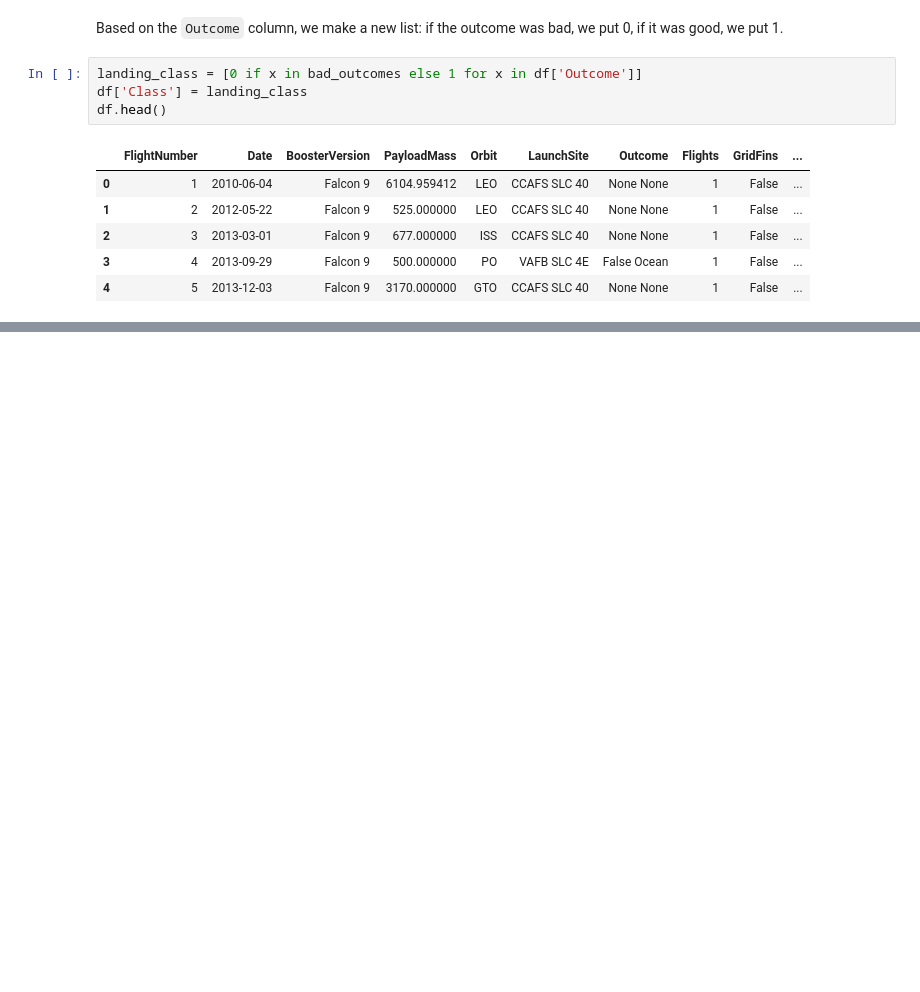
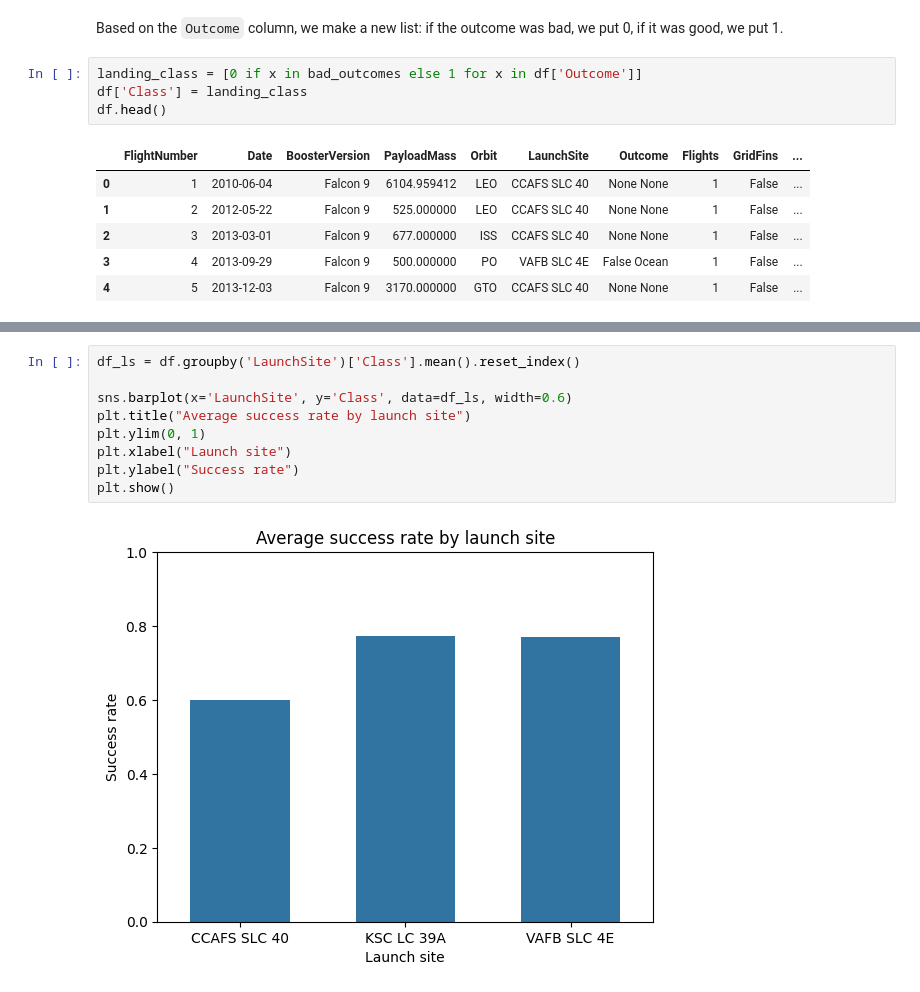
Before and after one commit to msulkowski2/SpaceX-Falcon9-IBM-DS, a Jupyter notebook: SpaceX-Falcon9-IBM-DS.ipynb, the cells around one changed output, grey strips where cells are left out. Saved outputs shown, nothing was run; the diff lists cells and outputs as text; blank space fills up the shorter version.

```diff
--- a/SpaceX-Falcon9-IBM-DS.ipynb
+++ b/SpaceX-Falcon9-IBM-DS.ipynb
@@ -259,0 +329,11 @@ df.head()
+# %%
+df_ls = df.groupby('LaunchSite')['Class'].mean().reset_index()
+
+sns.barplot(x='LaunchSite', y='Class', data=df_ls, width=0.6)
+plt.title("Average success rate by launch site")
+plt.ylim(0, 1)
+plt.xlabel("Launch site")
+plt.ylabel("Success rate")
+plt.show()
+# %% [output]
+[figure, added]
```
Also changed, not shown: parts of 50 cells of this notebook.
